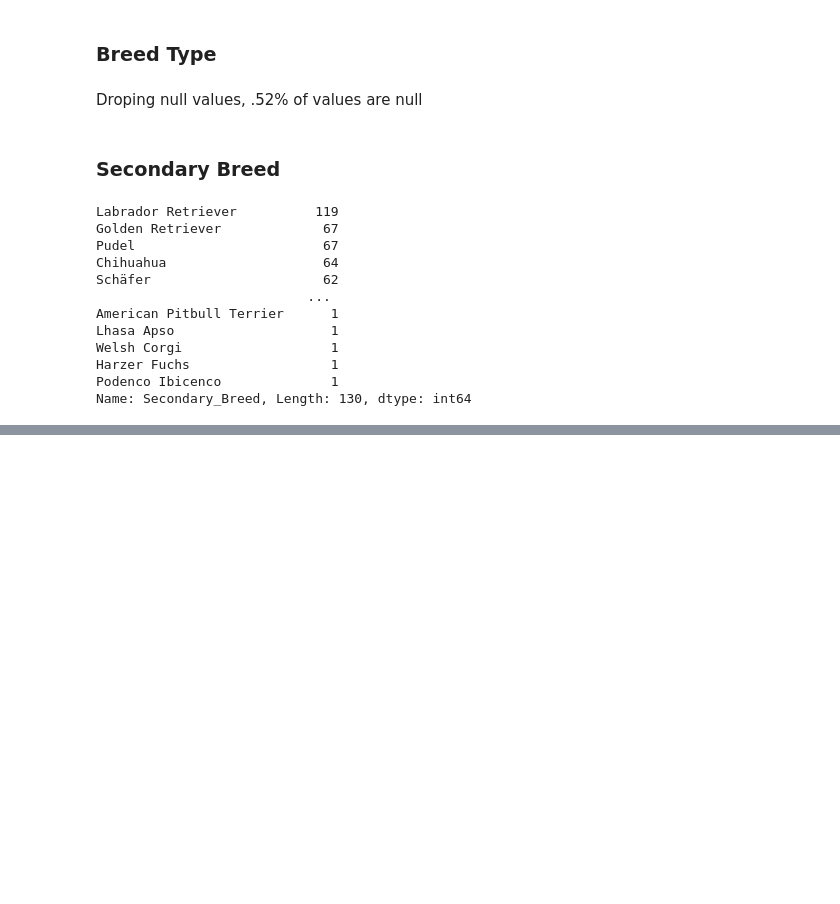
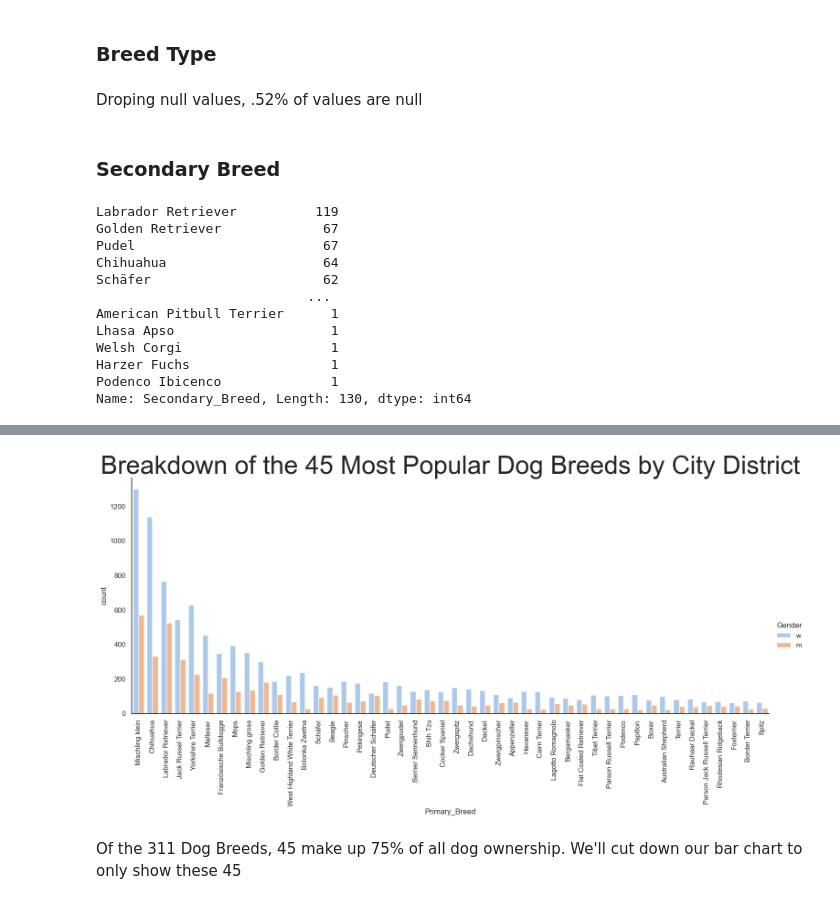
Before and after one commit to mgargiulo07/Springboard-Data-Science-Course, a Jupyter notebook: Data_Storytelling/Dogs of Zurich.ipynb, the cells around one changed output, grey strips where cells are left out. Saved outputs shown, nothing was run; the diff lists cells and outputs as text; code cells hidden in the pictures; blank space fills up the shorter version.

```diff
--- a/Data_Storytelling/Dogs of Zurich.ipynb
+++ b/Data_Storytelling/Dogs of Zurich.ipynb
@@ -248,0 +325,11 @@ df.Age = df.Age.astype('category')
+# %%
+Breed_Counts_df = pd.DataFrame(df.groupby('Primary_Breed')['Primary_Breed']\
+                               .count().sort_values(ascending=False)).add_prefix('Counts_').reset_index()
+
+Breed_Counts_df['Percent Total'] = (Breed_Counts_df.Counts_Primary_Breed / Breed_Counts_df.Counts_Primary_Breed.sum()) * 100
+
+
+Breed_Counts_df['Cum_Percent'] = Breed_Counts_df['Percent Total'].cumsum()
+counts_mask = Breed_Counts_df.loc[Breed_Counts_df.Cum_Percent<=75]
+
+counts_mask.head()
@@ -248,0 +343,11 @@ df.Age = df.Age.astype('category')
+# %%
+plt.clf
+large_to_small = df.merge(counts_mask, on='Primary_Breed').groupby('Primary_Breed').size().sort_values().index[::-1]
+sns.catplot(data=df.merge(counts_mask, on='Primary_Breed'),kind='count',x='Primary_Breed', hue ='Gender', height = 6, aspect = 2.5, order= large_to_small)
+plt.xticks(rotation=90)
+plt.title('Breakdown of the 45 Most Popular Dog Breeds by City District',fontsize=40)
+plt.show()
+# %% [output]
+[figure, added]
+# %% [markdown]
+Of the 311 Dog Breeds, 45 make up 75% of all dog ownership. We'll cut down our bar chart to only show these 45
```
Also changed, not shown: parts of 55 cells of this notebook, 2 other files.
